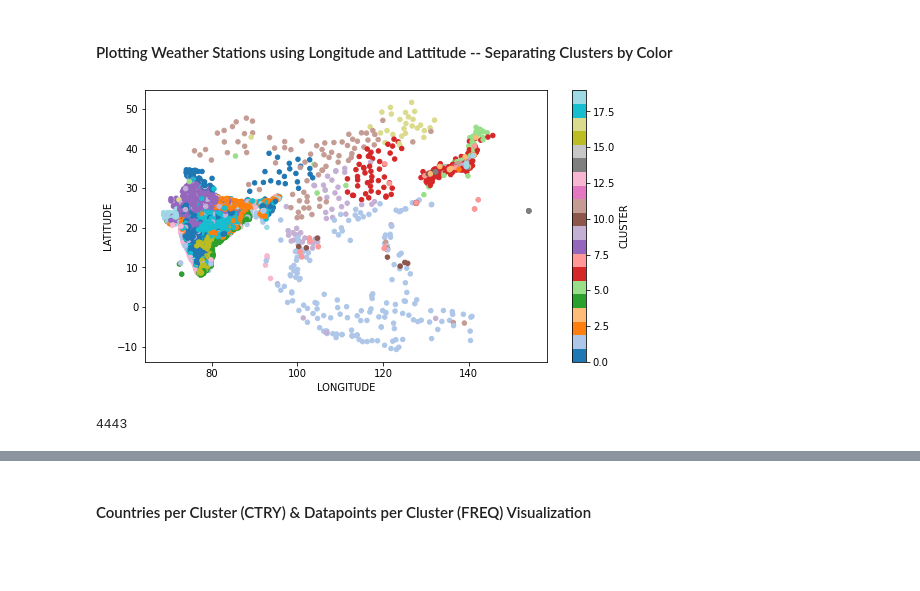
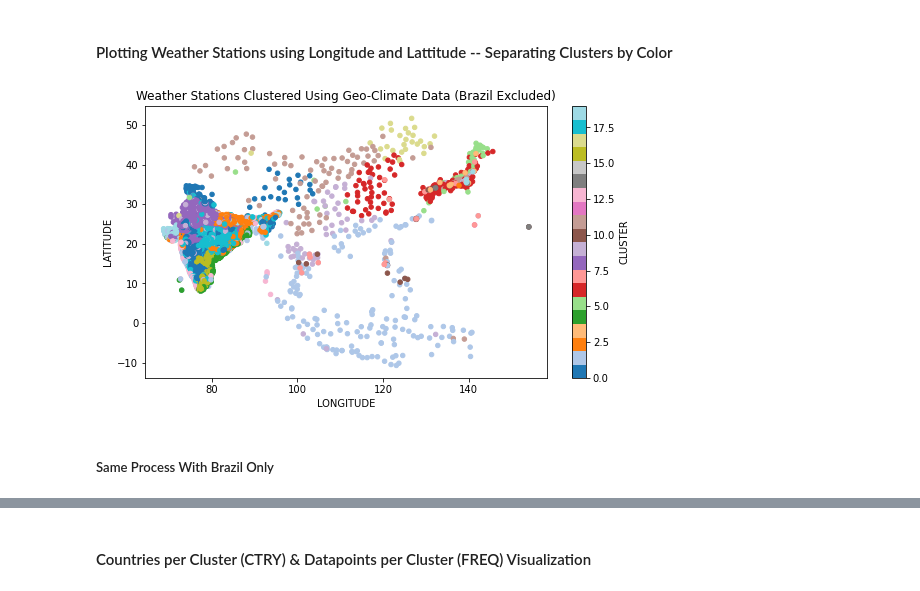
Before and after one commit to MatteoPerona/Rough_rice_prediction, a Jupyter notebook: Data/ Data.ipynb, the cells around one changed output, grey strips where cells are left out. Drawn from its saved outputs; the diff is of its cells as text; code cells hidden in the pictures; blank space fills up the shorter version.

```diff
--- a/Data/ Data.ipynb
+++ b/Data/ Data.ipynb
@@ -261,12 +258,11 @@ data_clustered
 # %%
 fig = plt.figure(figsize = (9,5))
 ax = plt.axes()
+ax.set_title('Weather Stations Clustered Using Geo-Climate Data (Brazil Excluded)')
 data_clustered.plot.scatter(
     x='LONGITUDE', y='LATITUDE', ax=ax, colormap='tab20', c='CLUSTER')
 plt.show()
 # %% [output]
-[figure, old version]
+[figure, new version]
-# %%
-len(data_clustered)
-# %% [output]
-4443
+# %% [markdown]
+##### Same Process With Brazil Only
```
Also changed, not shown: parts of 24 cells of this notebook.
